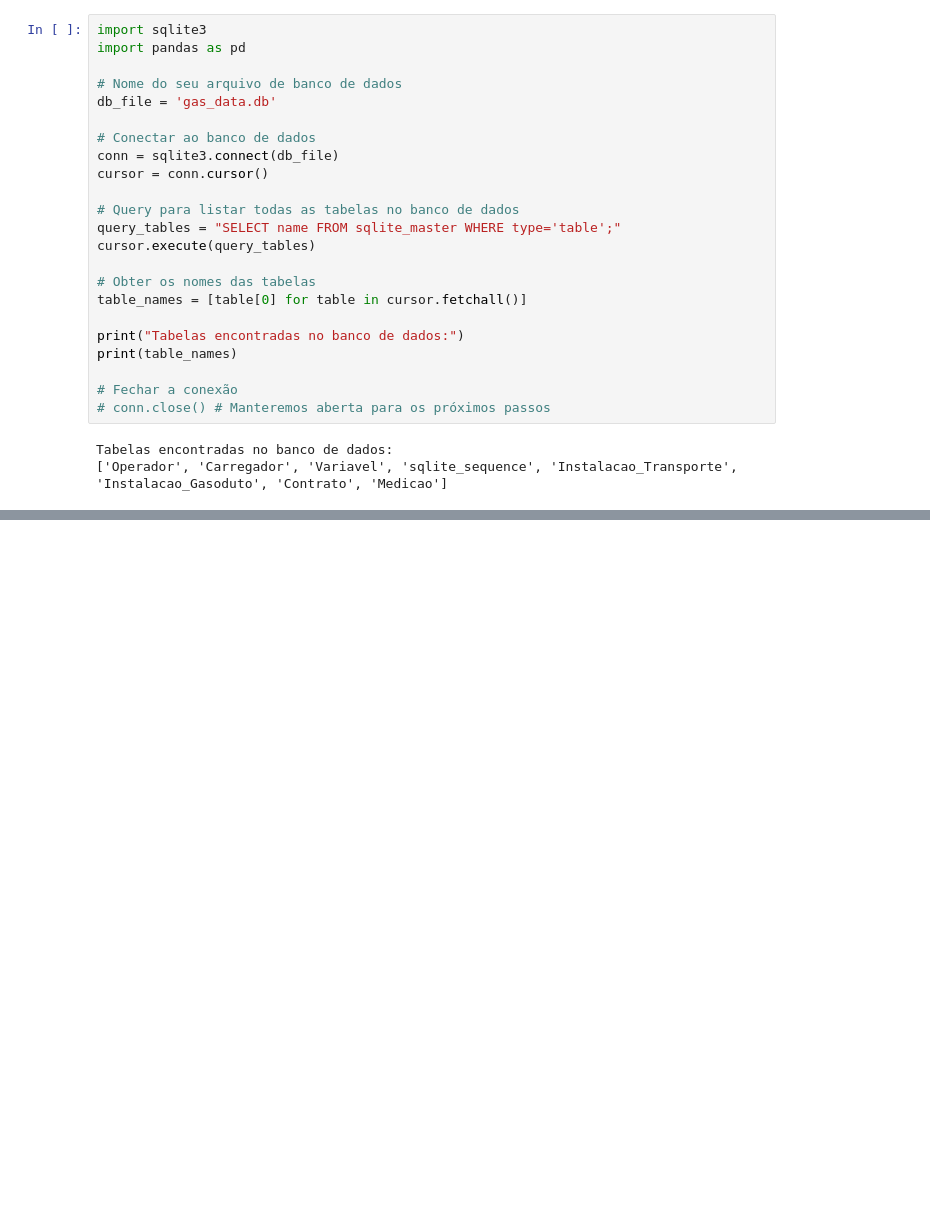
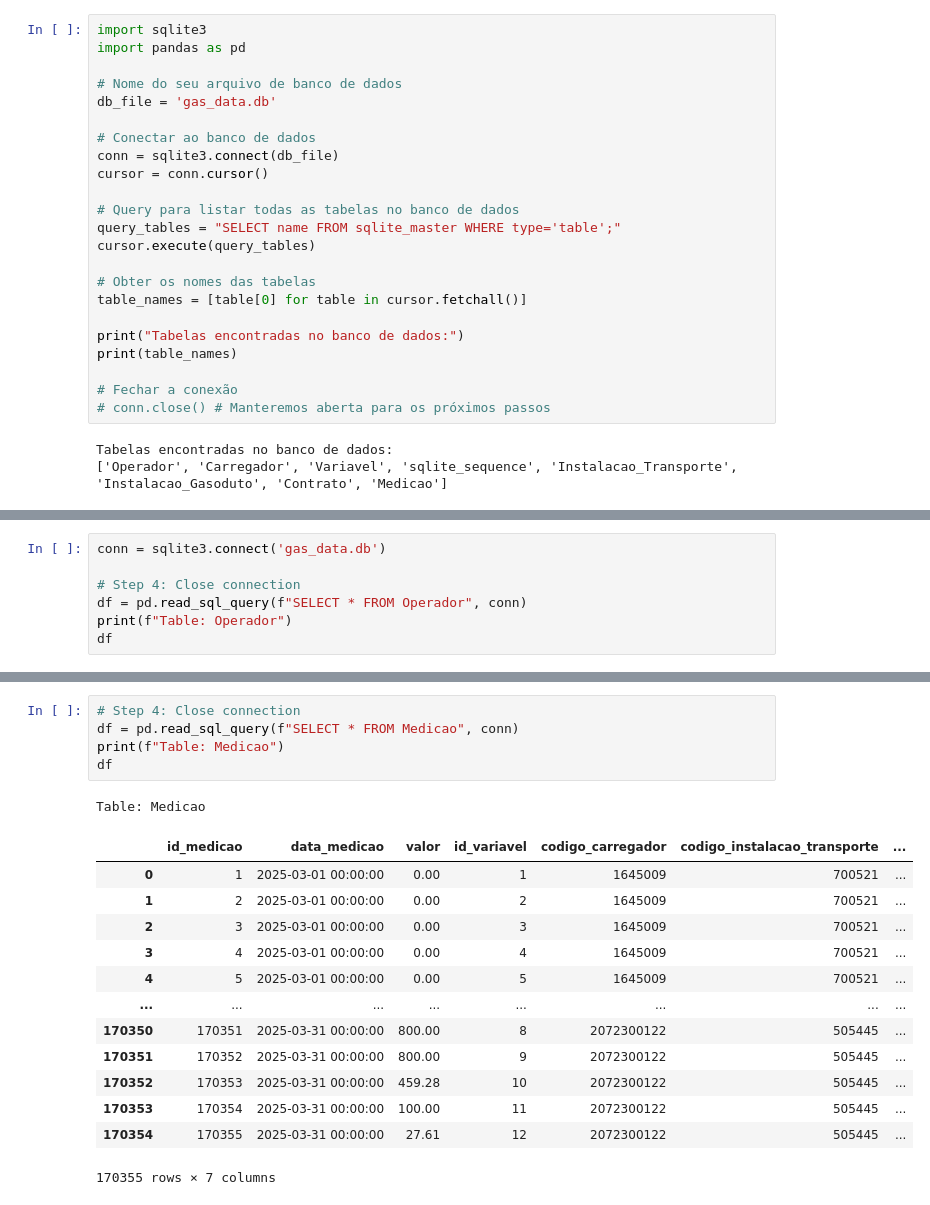
Before and after one commit to RaphaelLeivas/ibd-2025-1, a Jupyter notebook: TP2/Normalização.ipynb, the cells around one changed output, grey strips where cells are left out. Drawn from its saved outputs; the diff is of its cells as text; blank space fills up the shorter version.

```diff
--- a/TP2/Normalização.ipynb
+++ b/TP2/Normalização.ipynb
@@ -944,0 +915,7 @@ ValueError: The python kernel does not appear to be a conda environment.  Please
+# %%
+conn = sqlite3.connect('gas_data.db')
+
+# Step 4: Close connection
+df = pd.read_sql_query(f"SELECT * FROM Operador", conn)
+print(f"Table: Operador")
+df
@@ -944,0 +1029,20 @@ ValueError: The python kernel does not appear to be a conda environment.  Please
+# %%
+# Step 4: Close connection
+df = pd.read_sql_query(f"SELECT * FROM Medicao", conn)
+print(f"Table: Medicao")
+df
+# %% [output]
+Table: Medicao
+|  | id_medicao | data_medicao | valor | id_variavel | codigo_carregador | codigo_instalacao_transporte | ... |
+| 0 | 1 | 2025-03-01 00:00:00 | 0.00 | 1 | 1645009 | 700521 | ... |
+| 1 | 2 | 2025-03-01 00:00:00 | 0.00 | 2 | 1645009 | 700521 | ... |
+| 2 | 3 | 2025-03-01 00:00:00 | 0.00 | 3 | 1645009 | 700521 | ... |
+| 3 | 4 | 2025-03-01 00:00:00 | 0.00 | 4 | 1645009 | 700521 | ... |
+| 4 | 5 | 2025-03-01 00:00:00 | 0.00 | 5 | 1645009 | 700521 | ... |
+| ... | ... | ... | ... | ... | ... | ... | ... |
+| 170350 | 170351 | 2025-03-31 00:00:00 | 800.00 | 8 | 2072300122 | 505445 | ... |
+| 170351 | 170352 | 2025-03-31 00:00:00 | 800.00 | 9 | 2072300122 | 505445 | ... |
+| 170352 | 170353 | 2025-03-31 00:00:00 | 459.28 | 10 | 2072300122 | 505445 | ... |
+| 170353 | 170354 | 2025-03-31 00:00:00 | 100.00 | 11 | 2072300122 | 505445 | ... |
+| 170354 | 170355 | 2025-03-31 00:00:00 | 27.61 | 12 | 2072300122 | 505445 | ... |
+170355 rows × 7 columns
```
Also changed, not shown: parts of 10 cells of this notebook, 1 other file.
